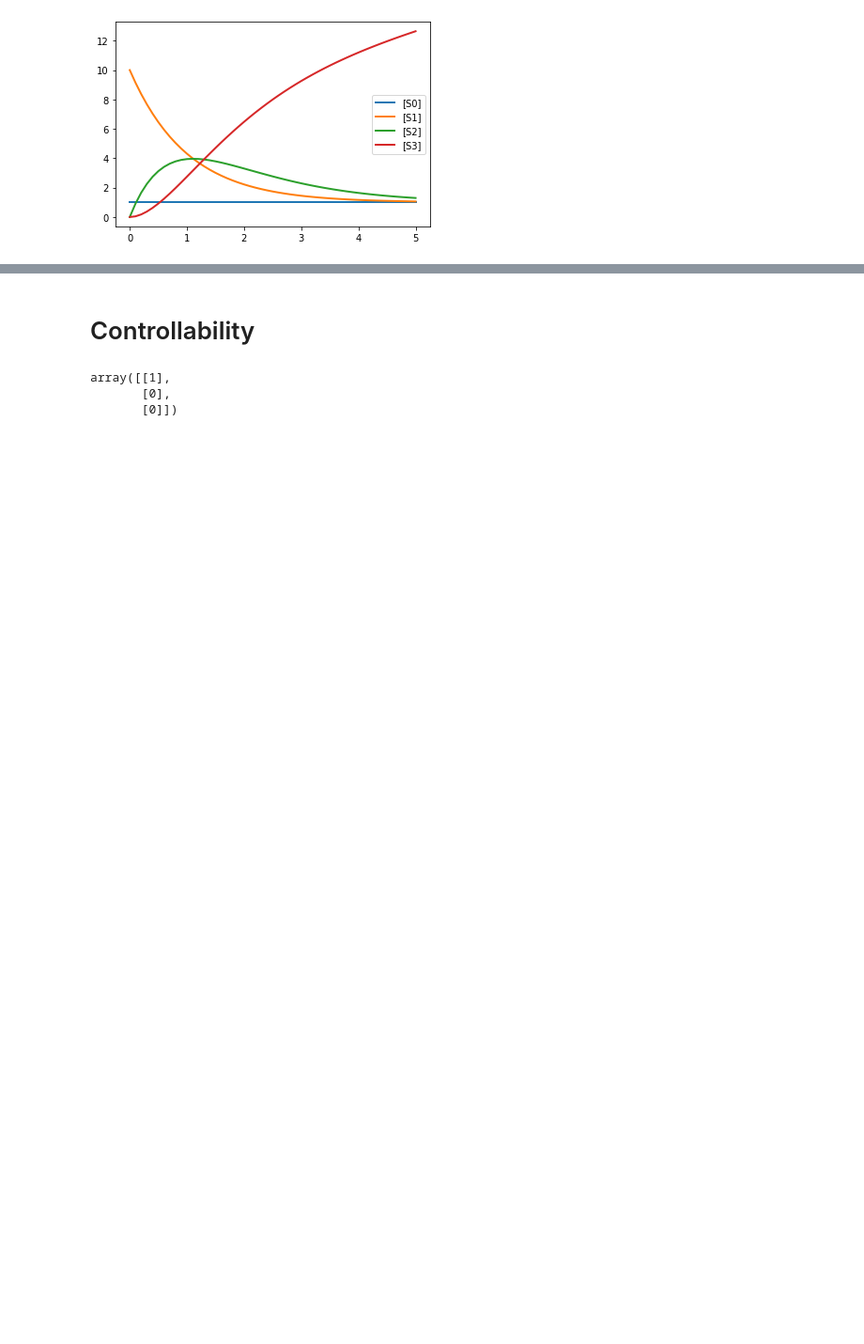
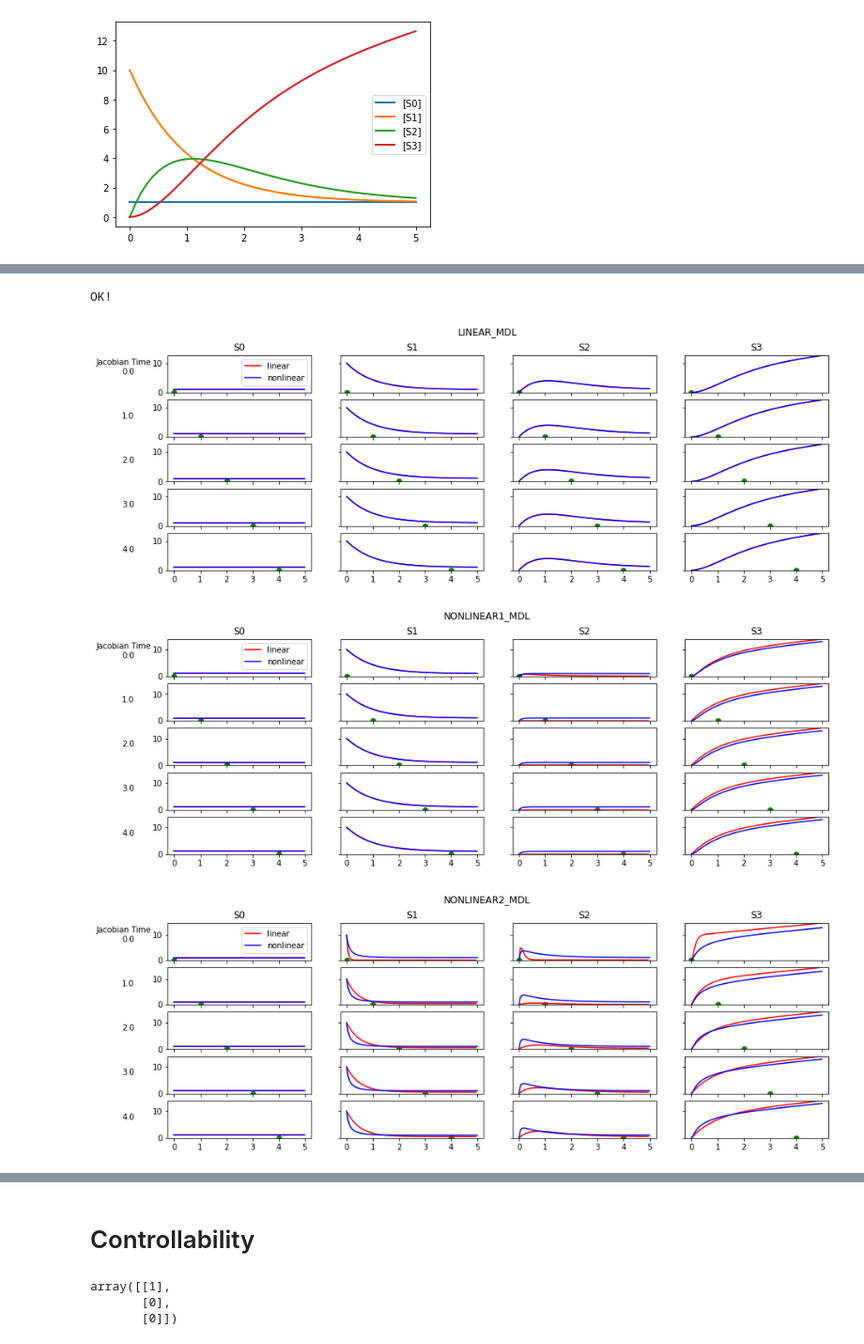
Before and after one commit to ModelEngineering/controlSBML, a Jupyter notebook: notebooks/LinearApproximations.ipynb, the cells around one changed output, grey strips where cells are left out. Shown: that part at 94% size. Cells and saved outputs as stored; diff of their text form; code cells hidden in the pictures; blank space fills up the shorter version.

```diff
--- a/notebooks/LinearApproximations.ipynb
+++ b/notebooks/LinearApproximations.ipynb
@@ -70,0 +97,52 @@ plt.legend(CTLSB.state_names)
+# %%
+def evaluateAccuracy(sbml_model, timepoints, suptitle="", is_plot=True):
+    if isinstance(timepoints, float) or isinstance(timepoints, int):
+        timepoints = [timepoints]
+    ctlsb = ControlSBML(sbml_model)
+    rr_df = ctlsb.simulateRoadrunner()
+    nrow = len(timepoints)
+    ncol = len(rr_df.columns)
+    fig, axes = plt.subplots(nrow, ncol, figsize=(15, 5))
+    axes = np.reshape(axes, (nrow, ncol))
+    for irow, timepoint in enumerate(timepoints):
+        linear_df = ctlsb.simulateLinearSystem(timepoint=timepoint)
+        ymin = min(linear_df.min().min(), rr_df.min().min())
+        ymax = max(linear_df.max().max(), rr_df.max().max())
+        for icol, column in enumerate(rr_df.columns):
+            ax = axes[irow, icol]
+            ax.plot(linear_df.index, linear_df[column], color="red")
+            ax.plot(rr_df.index, rr_df[column], color="blue")
+            ax.scatter(timepoint, ymin, s=40, marker="o", color="g")
+            ax.set_ylim([ymin, ymax])
+            if irow < nrow - 1:
+                ax.set_xticklabels([])
+            if irow == 0:
+                ax.set_title(column)
+                if icol == 0:
+                    ax.text(-3, 0.75*ymax, "Jacobian Time")
+                    ax.legend(["linear", "nonlinear"])
+            if icol > 0:
+                ax.set_yticklabels([])
+            else:
+                ax.text(-2, ymax/2, "%2.1f" % timepoint)
+    plt.suptitle(suptitle)
+    if is_plot:
+        plt.show()
+    else:
+        plt.close()
+
+# Tests
+suptitle = "NONLINEAR1_MDL"
+evaluateAccuracy(NONLINEAR1_MDL, [0, 1, 2, 3], suptitle=suptitle, is_plot=False)
+print("OK!")
+# %% [output]
+OK!
+# %%
+timepoints = range(5)
+for name in ["LINEAR_MDL", "NONLINEAR1_MDL", "NONLINEAR2_MDL"]:
+    mdl = eval(name)
+    evaluateAccuracy(mdl, timepoints, suptitle=name, is_plot=True)
+# %% [output]
+[figure, added]
+[figure, added]
+[figure, added]
```
Also changed, not shown: parts of 15 cells of this notebook, 2 other files.
